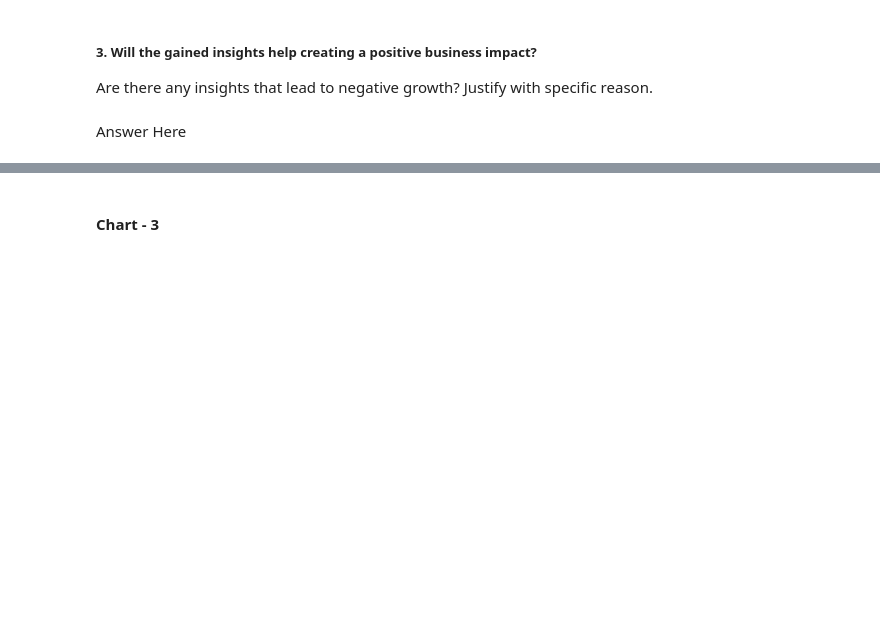
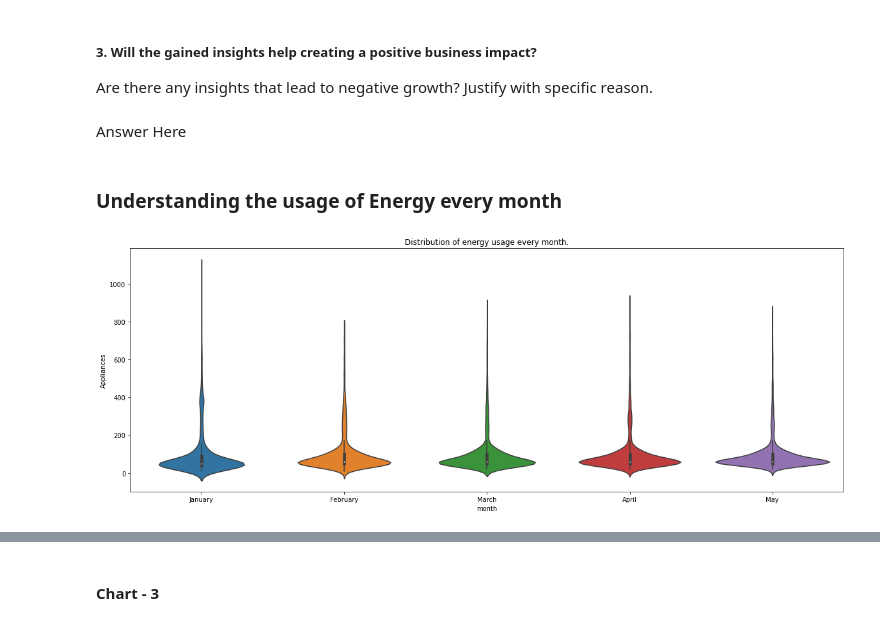
Before and after one commit to DipanshuKumar449/Appliance-Energy-Prediction, a Jupyter notebook: Appliance_Energy_Prediction.ipynb, the cells around one changed output, grey strips where cells are left out. Saved outputs shown, nothing was run; the diff lists cells and outputs as text; code cells hidden in the pictures; blank space fills up the shorter version.

```diff
--- a/Appliance_Energy_Prediction.ipynb
+++ b/Appliance_Energy_Prediction.ipynb
@@ -184,3 +236,14 @@ df.nunique()
+# %%
+df1 = df.copy()
+# %%
+#Changing Datatype of the date column for better extraction
+
+df1['date'] = pd.to_datetime(df1['date'])
+# %%
+#Getting the months and days from date
+
+df1['month'] = df1['date'].dt.month_name()
+df1['days'] = df1['date'].dt.day_name()
 # %% [markdown]
 ## 3. ***Data Wrangling***
 # %% [markdown]
@@ -291,3 +405,14 @@ It has given a brief instrustion that after the application of log transformatio
 Are there any insights that lead to negative growth? Justify with specific reason.
 # %% [markdown]
 Answer Here
+# %% [markdown]
+### Understanding the usage of Energy every month
+# %%
+# Violin Plot distribution.
+plt.figure(figsize=(20,7))
+
+sns.violinplot(y='Appliances',data=df1,x='month')
+plt.title('Distribution of energy usage every month.')
+plt.show()
+# %% [output]
+[figure, added]
```
Also changed, not shown: parts of 353 cells of this notebook.
